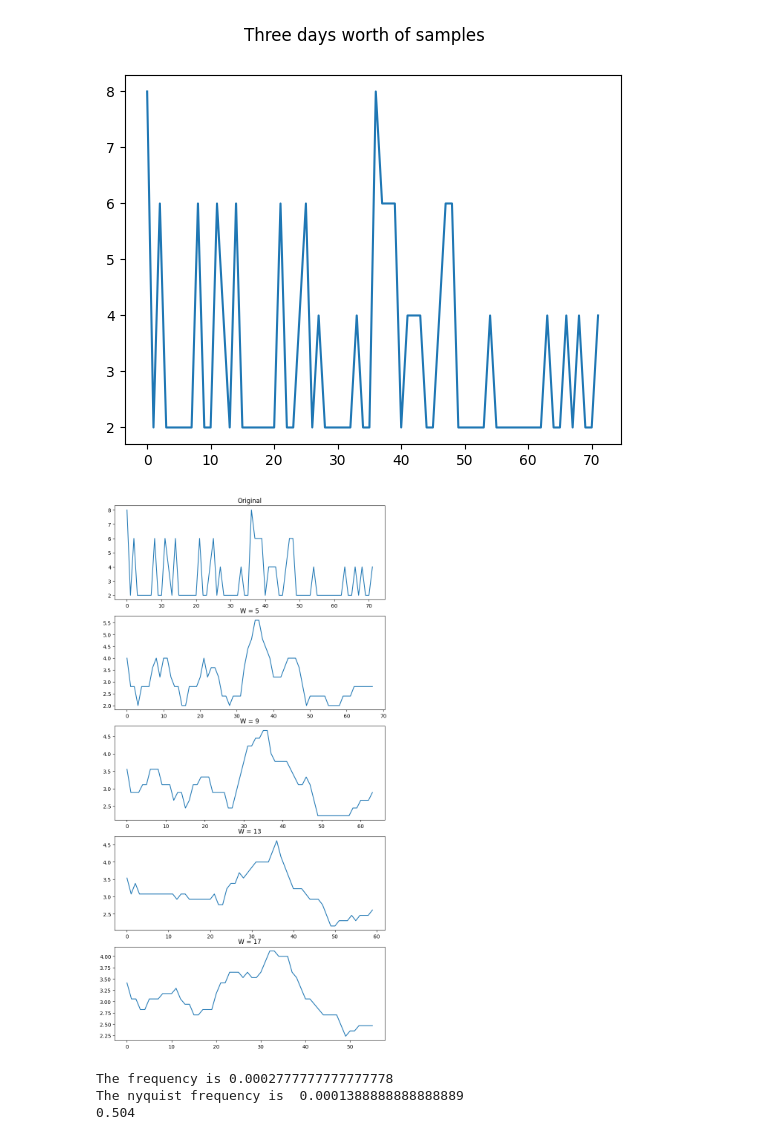
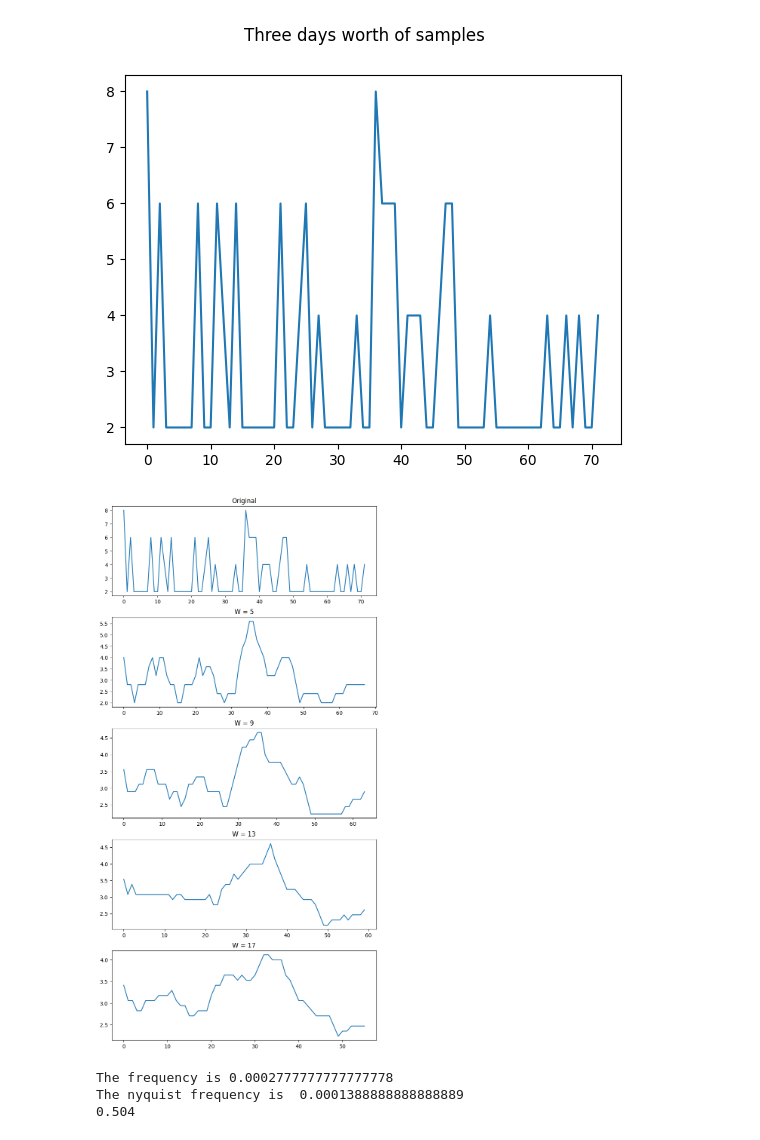
Before and after one commit to visanalexandru/SignalProcessing, a Jupyter notebook: Lab6/lab6.ipynb, the cells around one changed output. Cells and saved outputs as stored; diff of their text form; code cells hidden in the pictures.

```diff
--- a/Lab6/lab6.ipynb
+++ b/Lab6/lab6.ipynb
@@ -99,19 +103,19 @@ axs.plot(samples)
 # %%
 # Passing the signal through a mean-filter.
 fig, axs = plt.subplots(5, figsize=(8,15))
-fig.tight_layout()
+fig.tight_layout(pad=2)
 
 axs[0].set_title("Original")
 axs[0].plot(samples)
 
 ws = [5, 9, 13, 17]
 for i,w in enumerate(ws):
     axs[i+1].set_title(f"W = {w}")
     window = np.ones(w) / w
 
     axs[i+1].plot(np.convolve(samples, window, 'valid'))
 # %% [output]
-[figure, old version]
+[figure, new version]
 # %%
 # Choosing which frequencies we are going to filter.
 
```
Also changed, not shown: parts of 3 cells of this notebook.
